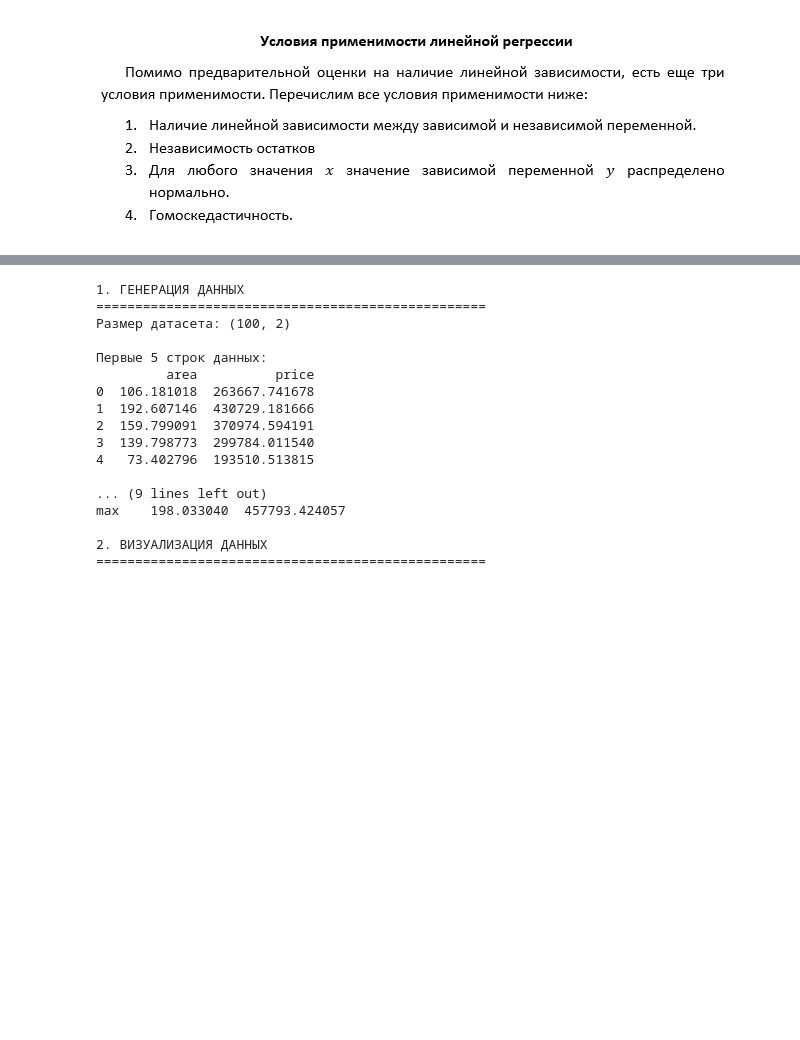
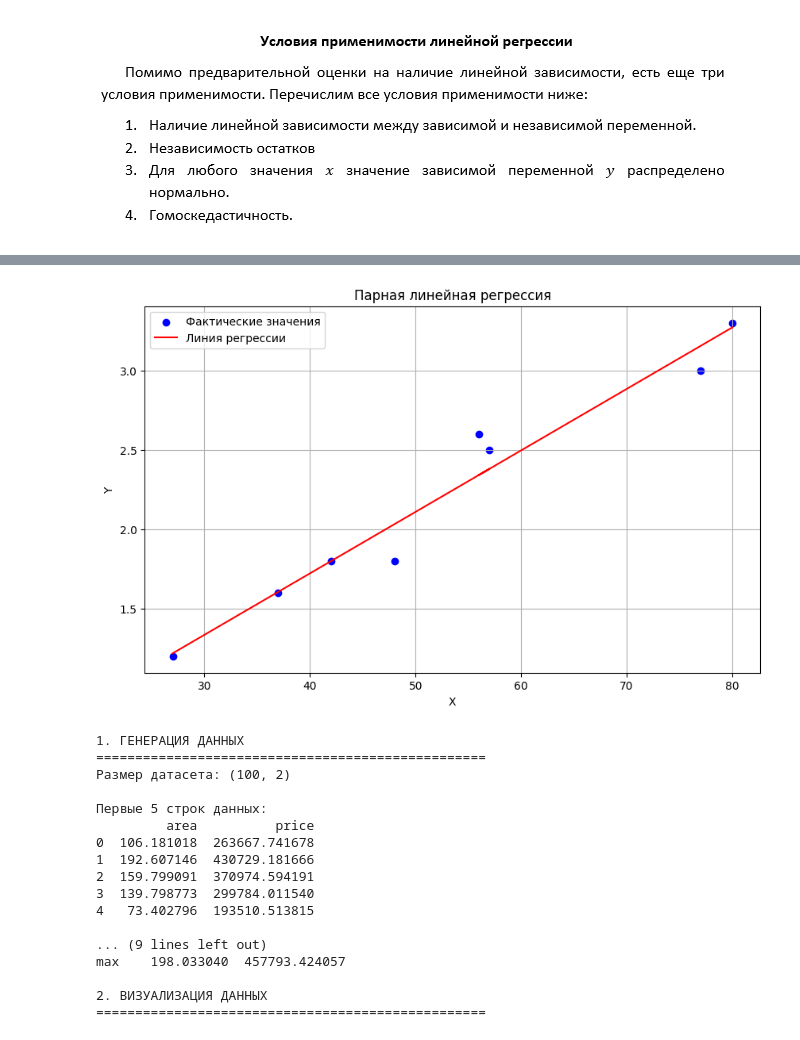
Before and after one commit to antipovaya/probability-theory-and-mathematical-statistics, a Jupyter notebook: Линейная_регрессия_Логистическая_регрессия.ipynb, the cells around one changed output, grey strips where cells are left out. Saved outputs shown, nothing was run; the diff lists cells and outputs as text; code cells hidden in the pictures; blank space fills up the shorter version.

```diff
--- a/Линейная_регрессия_Логистическая_регрессия.ipynb
+++ b/Линейная_регрессия_Логистическая_регрессия.ipynb
@@ -9,3 +175,19 @@
+# %%
+import matplotlib.pyplot as plt
+
+
+# Визуализация результатов
+plt.figure(figsize=(10, 6))
+plt.scatter(s, p, color='blue', label='Фактические значения')
+plt.plot(s, y_pred, color='red', label='Линия регрессии')
+plt.xlabel('X')
+plt.ylabel('Y')
+plt.title('Парная линейная регрессия')
+plt.legend()
+plt.grid(True)
+plt.show()
+# %% [output]
+[figure, added]
 # %%
 import numpy as np
 import pandas as pd
```
Also changed, not shown: parts of 10 cells of this notebook.
